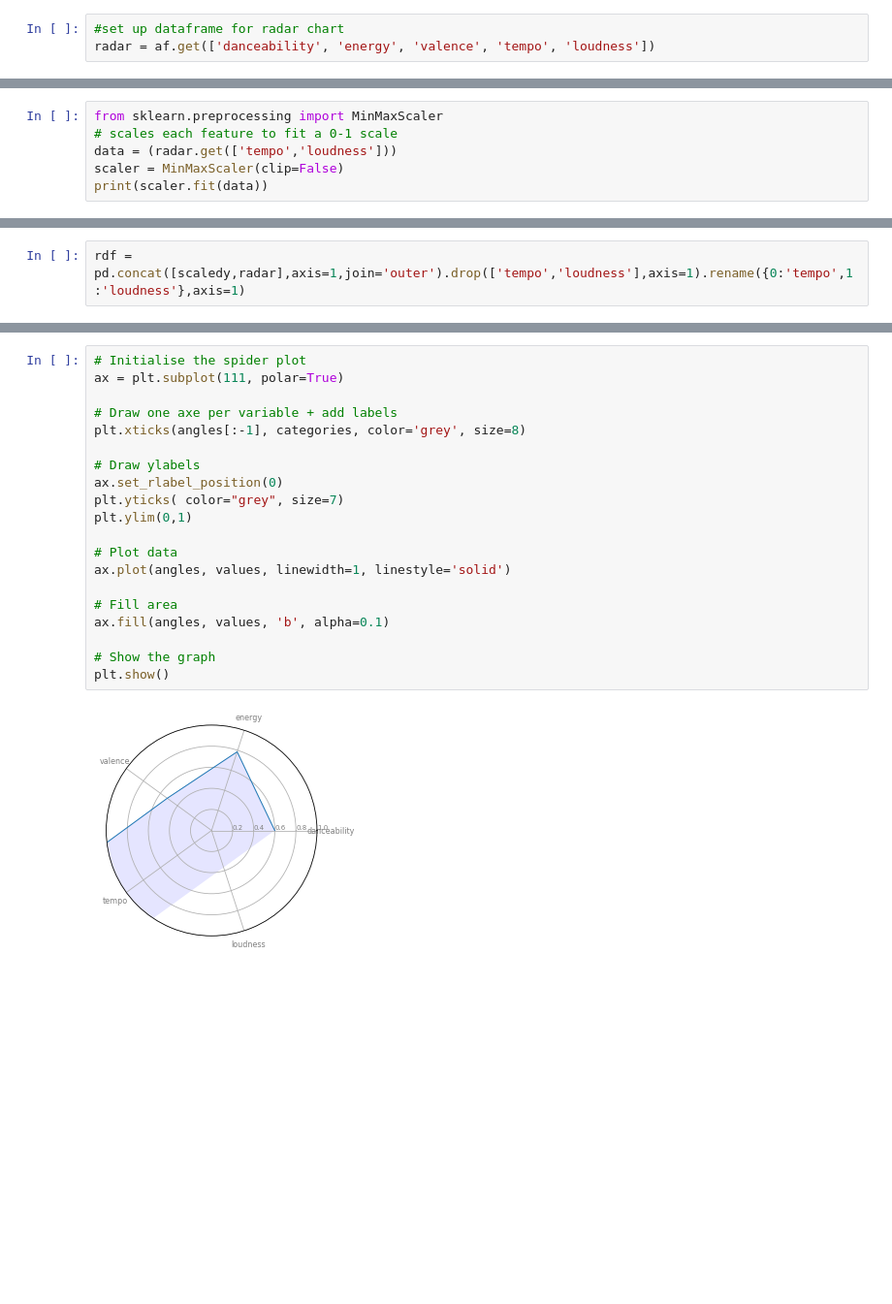
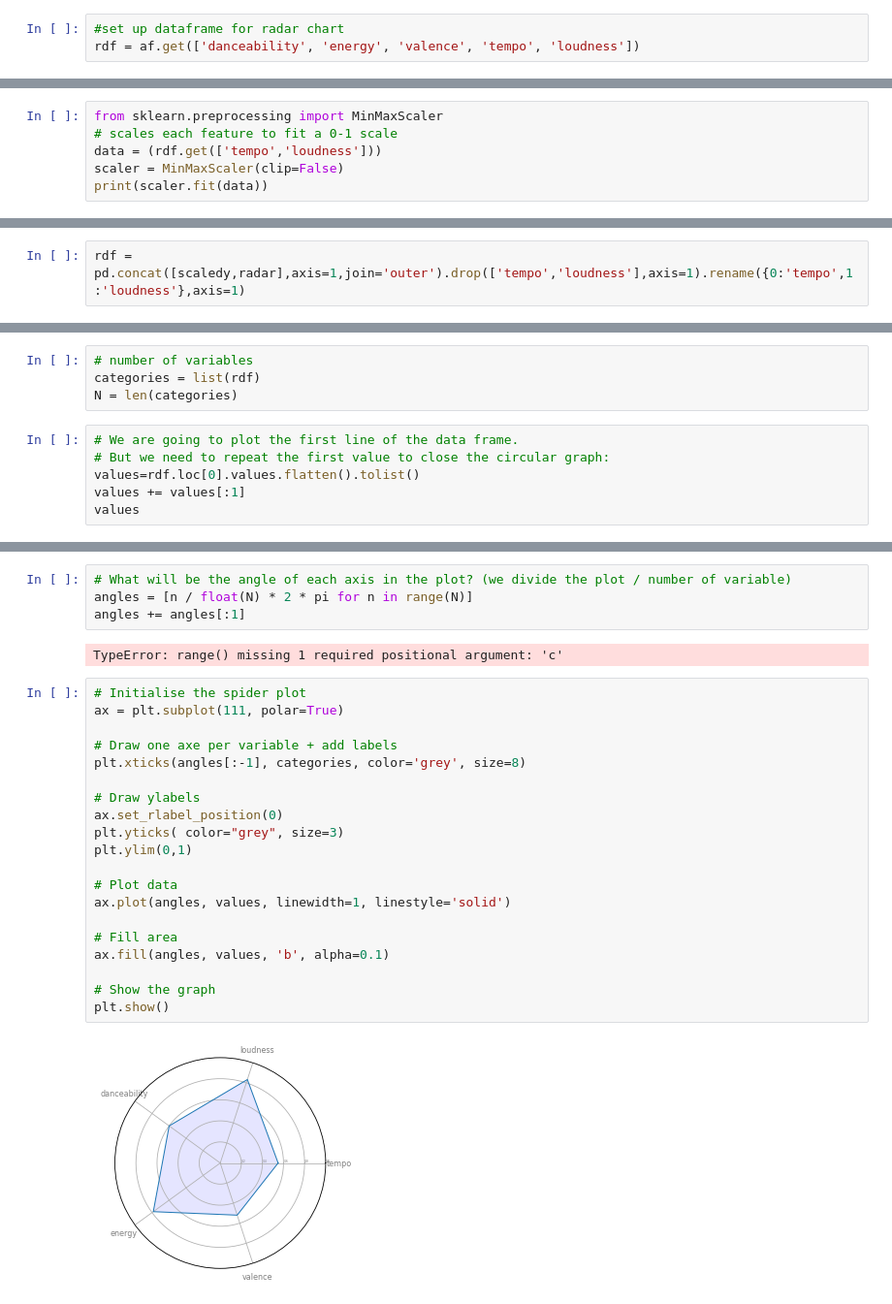
Before and after one commit to zylstraa/capstone, a Jupyter notebook: notebooks/year-end_audio_features.ipynb, the cells around one changed output, grey strips where cells are left out. Shown at 97% size. Drawn from its saved outputs; the diff is of its cells as text; blank space fills up the shorter version.

Commit message:
initial spider chart done

```diff
--- a/notebooks/year-end_audio_features.ipynb
+++ b/notebooks/year-end_audio_features.ipynb
@@ -56,3 +52,3 @@ from math import pi
 # %%
 #set up dataframe for radar chart
-radar = af.get(['danceability', 'energy', 'valence', 'tempo', 'loudness'])
+rdf = af.get(['danceability', 'energy', 'valence', 'tempo', 'loudness'])
@@ -88,7 +66,7 @@ dtype: float64
 # %%
 from sklearn.preprocessing import MinMaxScaler
 # scales each feature to fit a 0-1 scale
-data = (radar.get(['tempo','loudness']))
+data = (rdf.get(['tempo','loudness']))
 scaler = MinMaxScaler(clip=False)
 print(scaler.fit(data))
 # %% [output]
@@ -119,0 +86,10 @@ rdf
+# %%
+# number of variables
+categories = list(rdf)
+N = len(categories)
+# %%
+# We are going to plot the first line of the data frame.
+# But we need to repeat the first value to close the circular graph:
+values=rdf.loc[0].values.flatten().tolist()
+values += values[:1]
+values
@@ -120,22 +103,28 @@ rdf
+# %%
+# What will be the angle of each axis in the plot? (we divide the plot / number of variable)
+angles = [n / float(N) * 2 * pi for n in range(N)]
+angles += angles[:1]
+# %% [output]
+TypeError: range() missing 1 required positional argument: 'c'
 # %%
 # Initialise the spider plot
 ax = plt.subplot(111, polar=True)
 
 # Draw one axe per variable + add labels
 plt.xticks(angles[:-1], categories, color='grey', size=8)
 
 # Draw ylabels
 ax.set_rlabel_position(0)
-plt.yticks( color="grey", size=7)
+plt.yticks( color="grey", size=3)
 plt.ylim(0,1)
 
 # Plot data
 ax.plot(angles, values, linewidth=1, linestyle='solid')
 
 # Fill area
 ax.fill(angles, values, 'b', alpha=0.1)
 
 # Show the graph
 plt.show()
 # %% [output]
-[figure, old version]
+[figure, new version]
```
Also changed, not shown: parts of 8 cells of this notebook.
